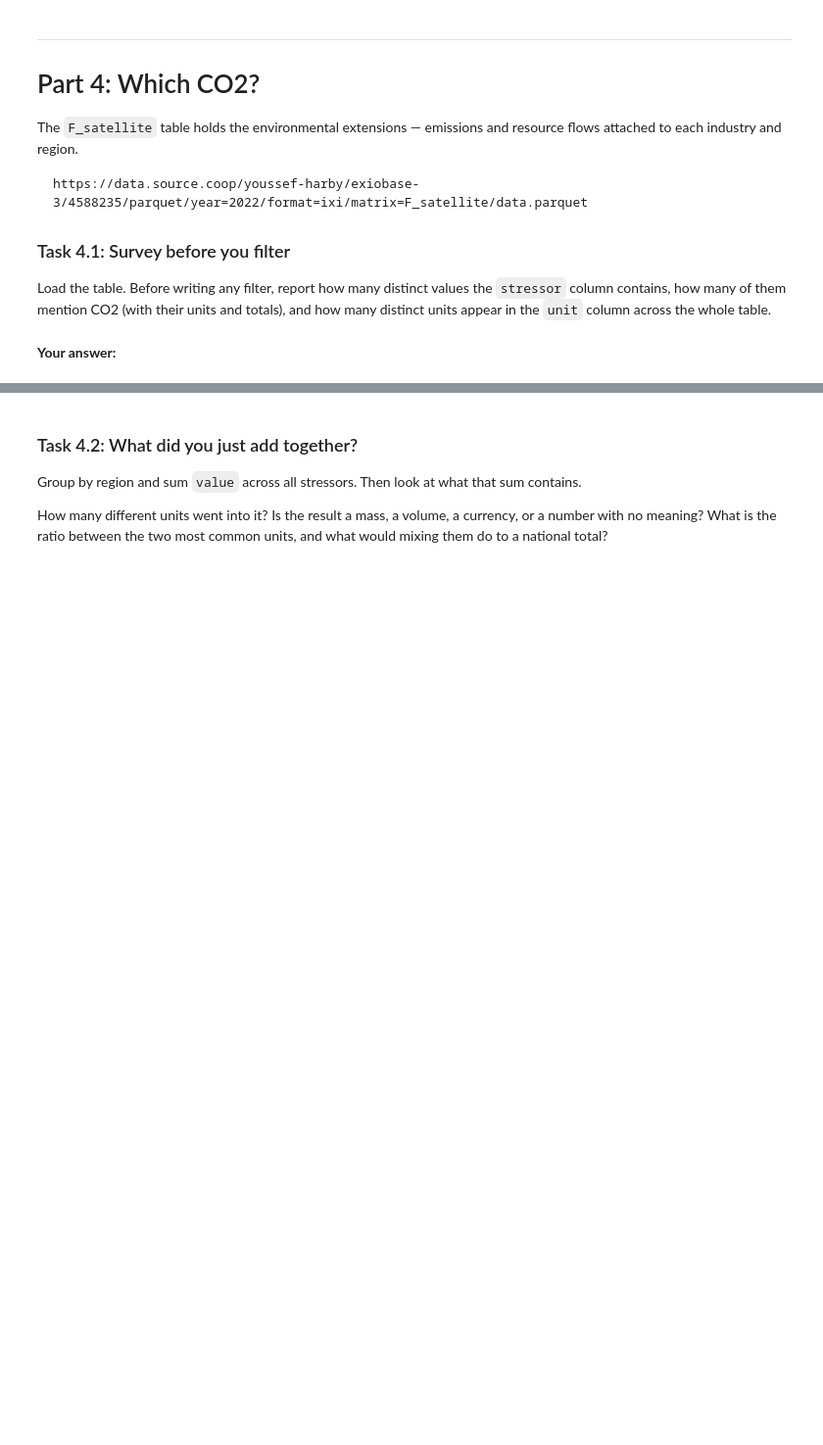
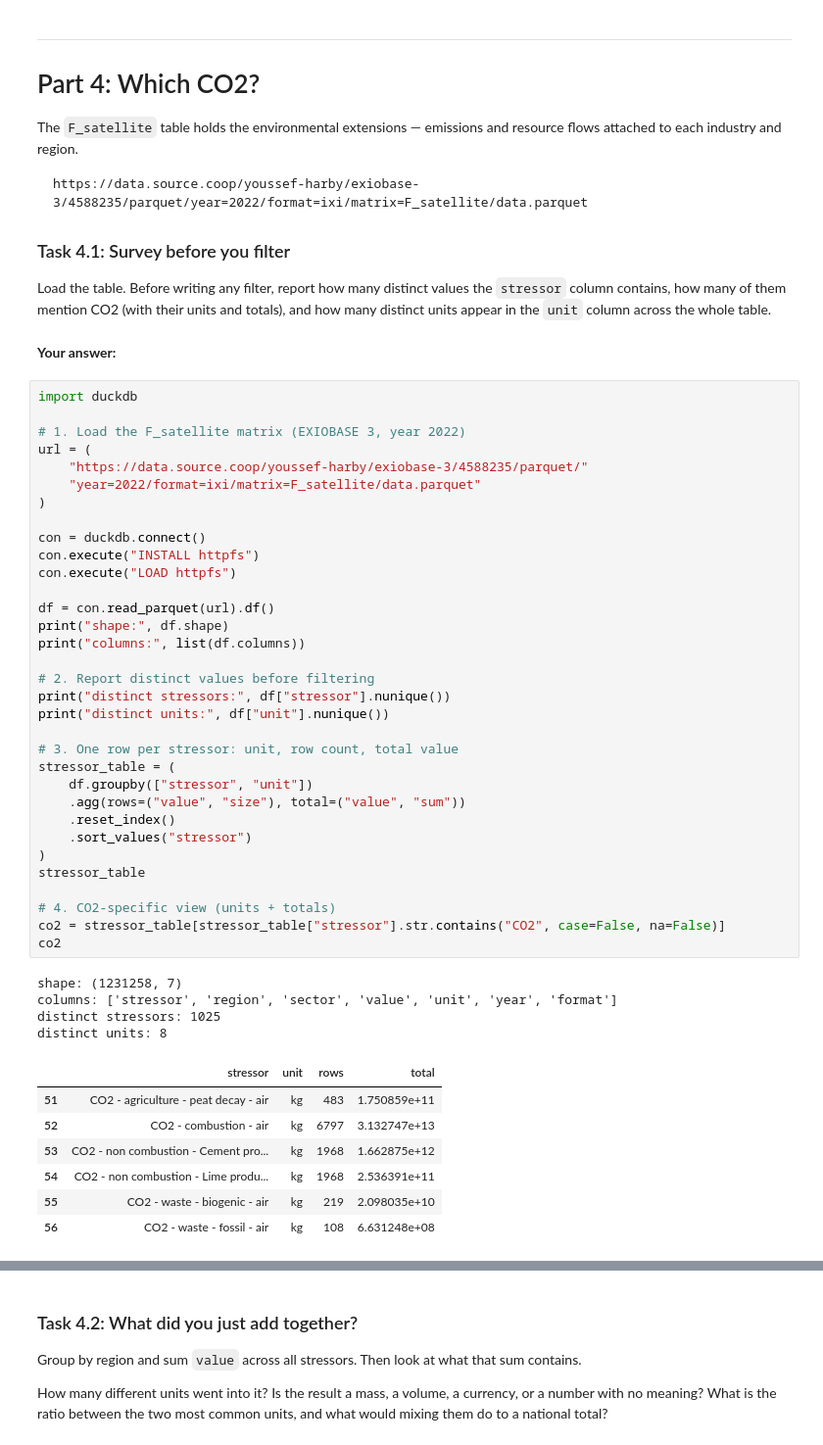
Before and after one commit to espm-157/climate-module-jacobxbackus, a Jupyter notebook: climate.ipynb, the cells around one changed output, grey strips where cells are left out. Shown at 98% size. Saved outputs shown, nothing was run; the diff lists cells and outputs as text; blank space fills up the shorter version.

```diff
--- a/climate.ipynb
+++ b/climate.ipynb
@@ -362,3 +362,48 @@ contains, how many of them mention CO2 (with their units and totals), and how ma
 appear in the `unit` column across the whole table.
 # %% [markdown]
 **Your answer:**
+# %%
+import duckdb
+
+# 1. Load the F_satellite matrix (EXIOBASE 3, year 2022)
+url = (
+    "https://data.source.coop/youssef-harby/exiobase-3/4588235/parquet/"
+    "year=2022/format=ixi/matrix=F_satellite/data.parquet"
+)
+
+con = duckdb.connect()
+con.execute("INSTALL httpfs")
+con.execute("LOAD httpfs")
+
+df = con.read_parquet(url).df()
+print("shape:", df.shape)
+print("columns:", list(df.columns))
+
+# 2. Report distinct values before filtering
+print("distinct stressors:", df["stressor"].nunique())
+print("distinct units:", df["unit"].nunique())
+
+# 3. One row per stressor: unit, row count, total value
+stressor_table = (
+    df.groupby(["stressor", "unit"])
+    .agg(rows=("value", "size"), total=("value", "sum"))
+    .reset_index()
+    .sort_values("stressor")
+)
+stressor_table
+
+# 4. CO2-specific view (units + totals)
+co2 = stressor_table[stressor_table["stressor"].str.contains("CO2", case=False, na=False)]
+co2
+# %% [output]
+shape: (1231258, 7)
+columns: ['stressor', 'region', 'sector', 'value', 'unit', 'year', 'format']
+distinct stressors: 1025
+distinct units: 8
+|  | stressor | unit | rows | total |
+| 51 | CO2 - agriculture - peat decay - air | kg | 483 | 1.750859e+11 |
+| 52 | CO2 - combustion - air | kg | 6797 | 3.132747e+13 |
+| 53 | CO2 - non combustion - Cement pro... | kg | 1968 | 1.662875e+12 |
+| 54 | CO2 - non combustion - Lime produ... | kg | 1968 | 2.536391e+11 |
+| 55 | CO2 - waste - biogenic - air | kg | 219 | 2.098035e+10 |
+| 56 | CO2 - waste - fossil - air | kg | 108 | 6.631248e+08 |
```
Also changed, not shown: parts of 2 cells of this notebook, 1 other file.
